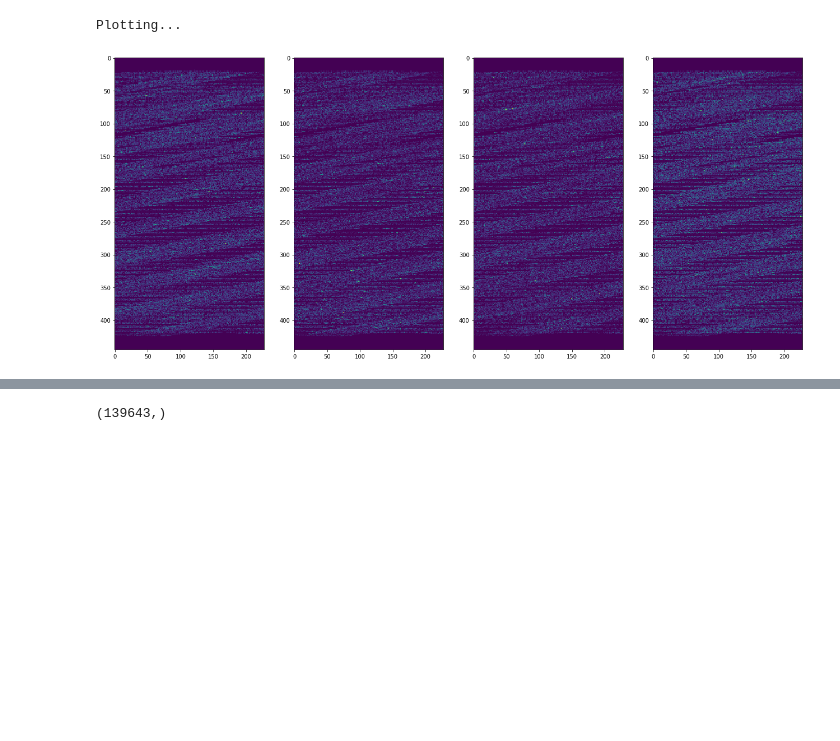
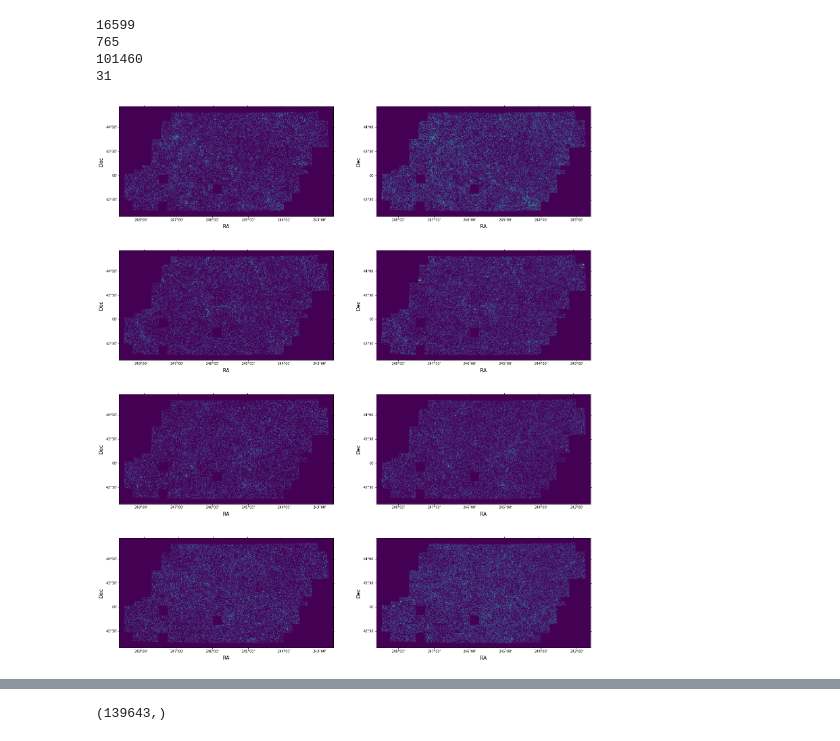
Before and after one commit to LSSTDESC/DEHSC_LSS, a Jupyter notebook: notebooks/LSS_nmaps.ipynb, the cells around one changed output, grey strips where cells are left out. Drawn from its saved outputs; the diff is of its cells as text; code cells hidden in the pictures; blank space fills up the shorter version.

```diff
--- a/notebooks/LSS_nmaps.ipynb
+++ b/notebooks/LSS_nmaps.ipynb
@@ -178,10 +227,0 @@ Reshaping....
-# %%
-print('Plotting...')
-
-fig, ax = plt.subplots(1,len(newmaps), figsize = (22,44))
-for binmap, axis in zip(newmaps, ax):
-    axis.imshow(binmap, cmap = 'viridis')
-savefig('./nmap.png', bbox_inches = 'tight')
-# %% [output]
-Plotting...
-[figure, removed]
@@ -220,0 +228,70 @@ nmap=createCountsMap(subcat['ra'],subcat['dec'],fsk)
+# %%
+# ===========================================
+#            Actual Code Begins
+# ===========================================
+
+catalogs = glob('/global/cscratch1/sd/damonge/HSC_ceci/WIDE_*_sirius_out')
+
+thismap = get_nmaps(catalogs[0])
+masked_fraction = catalogs[0] + '/masked_fraction.fits'
+fsk,_=read_flat_map(masked_fraction)
+geometry = (fsk.ny, fsk.nx)
+
+newmaps = []
+newmaps_split1 = []
+newmaps_split2 = []
+
+cutcounter = 0
+bigcutcounter = 0
+
+for binmap in thismap:
+    binmap_split1 = np.zeros(len(binmap))
+
+    binmap_split1 = poisson(binmap/2.)
+    binmap_split2 = binmap - binmap_split1
+    cutcounter += len(np.where((binmap_split1 - binmap) > 0)[0])
+    bigcutcounter += len(np.where((binmap_split1 - binmap) > 2)[0])
+
+    # Take care of "negative" galaxy count pixels
+    # Get rid of the negative galaxy counts while keeping binmap_split1 + binmap_split2 = binmap
+
+    negative = np.where(binmap_split2 < 0)
+    binmap_split1[negative] = binmap_split1[negative] + binmap_split2[negative]
+    binmap_split2[negative] = 0
+
+    newmaps.append(binmap.reshape(geometry))
+    newmaps_split1.append(binmap_split1.reshape(geometry))
+    newmaps_split2.append(binmap_split2.reshape(geometry))
+
+print(cutcounter)
+print(bigcutcounter)
+thissum = np.sum(thismap, axis=0)
+print(len(thissum))
+print(max(thissum))
+# %% [output]
+16599
+765
+101460
+31
+# %%
+# JUST PLOTTING THINGS
+
+
+# fsk.view_map(thismap[0])
+# fig = plt.figure(figsize = (20,30))
+
+# axes = [[fig.add_subplot(321, projection = fsk.wcs),fig.add_subplot(322)],
+#         [fig.add_subplot(323, projection = fsk.wcs),fig.add_subplot(324)],
+#         [fig.add_subplot(325, projection = fsk.wcs),fig.add_subplot(326)]]
+
+
+
+fig, ax = plt.subplots(len(newmaps), 2, figsize = (25,30), subplot_kw = {'projection': fsk.wcs})
+for binmap1, binmap2, (axis1, axis2) in zip(newmaps_split1, newmaps_split2, ax):
+#     axis1.imshow(binmap, cmap = 'viridis')
+    fsk.view_map(binmap1.ravel(), ax = axis1, addColorbar = False)
+#     axis2.hist(binmap.ravel(), bins = 20, histtype = 'step', range = (0,20), log = True)
+    fsk.view_map(binmap2.ravel(), ax = axis2, addColorbar = False)
+savefig('./nmap_split.pdf', bbox_inches = 'tight')
+# %% [output]
+[figure, added]
```
Also changed, not shown: parts of 7 cells of this notebook, 1 other file.
